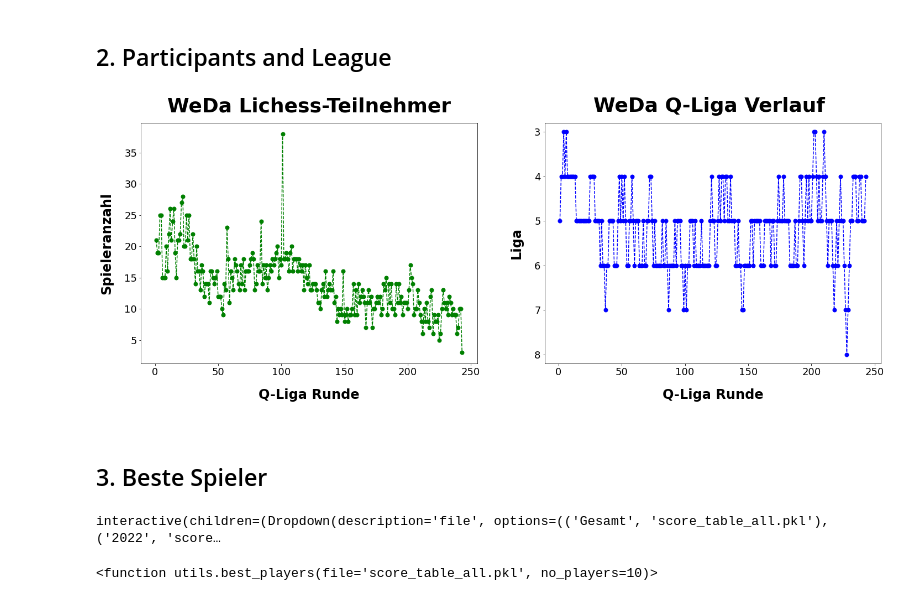
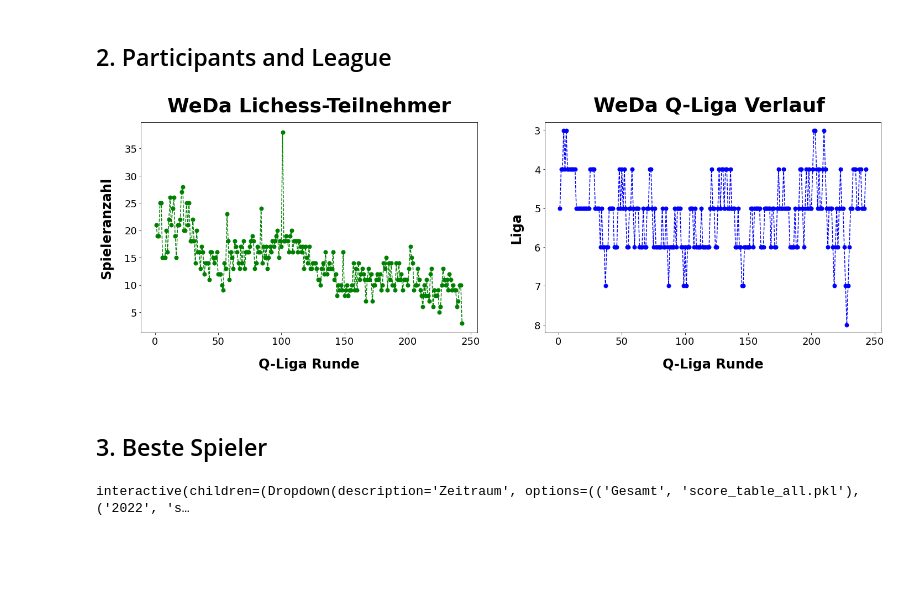
Before and after one commit to MartinKaiser/Lichess_chessclub_statistics, a Jupyter notebook: lichess_club_scores.ipynb, the cells around one changed output. Saved outputs shown, nothing was run; the diff lists cells and outputs as text; code cells hidden in the pictures; blank space fills up the shorter version.

```diff
--- a/lichess_club_scores.ipynb
+++ b/lichess_club_scores.ipynb
@@ -7,7 +7,7 @@
 from utils import*
 
 ## obtain club dataframe
-df = get_club_df(club='sc-weisse-dame-ev', no_tournaments = 500)
+df = get_club_df(club='sc-weisse-dame-ev', no_tournaments = 50)
 
 ## replace names in case a player used two differnt accounts
 dict_names_replace = {'\'emperor555\'':'\'Der_Emperor\'','\'CccLllZzz\'' : '\'CccLllZzz_15_07_22\''}
@@ -20,25 +20,25 @@ Directory 'json_data\sc-weisse-dame-ev' created successfully
 # %% [markdown]
 ## 2. Participants and League
 # %%
-## Number of players and league
-teilnehmer_and_liga(df)
+## History of Number of players and league
+participants_and_league(df)
 # %% [output]
-[figure, old version]
+[figure, new version]
 # %% [markdown]
 ## 3. Beste Spieler
 # %%
 import ipywidgets as ip
 
 
-ip.interact(best_players, file=[
-                        ('Gesamt', 'score_table_all.pkl' ),
+ip.interact(
+    best_players, Zeitraum=[
+                        ('Gesamt', 'score_table_all.pkl'),
                         ('2022','score_table_2022.pkl'),
                         ('2021','score_table_2021.pkl'),
                         ('2020','score_table_2020.pkl'),
 
-                               ],
-     no_players = ip.IntSlider(min=1, max=30, step=1, value=10)
-           )
+                               ], description='44',
+     Spieleranzahl = ip.IntSlider(min=1, max=30, step=1, value=10)
+           );
 # %% [output]
-interactive(children=(Dropdown(description='file', options=(('Gesamt', 'score_table_all.pkl'), ('2022', 'score…
+interactive(children=(Dropdown(description='Zeitraum', options=(('Gesamt', 'score_table_all.pkl'), ('2022', 's…
-<function utils.best_players(file='score_table_all.pkl', no_players=10)>
```
Also changed, not shown: parts of 2 cells of this notebook, 1 other file.
